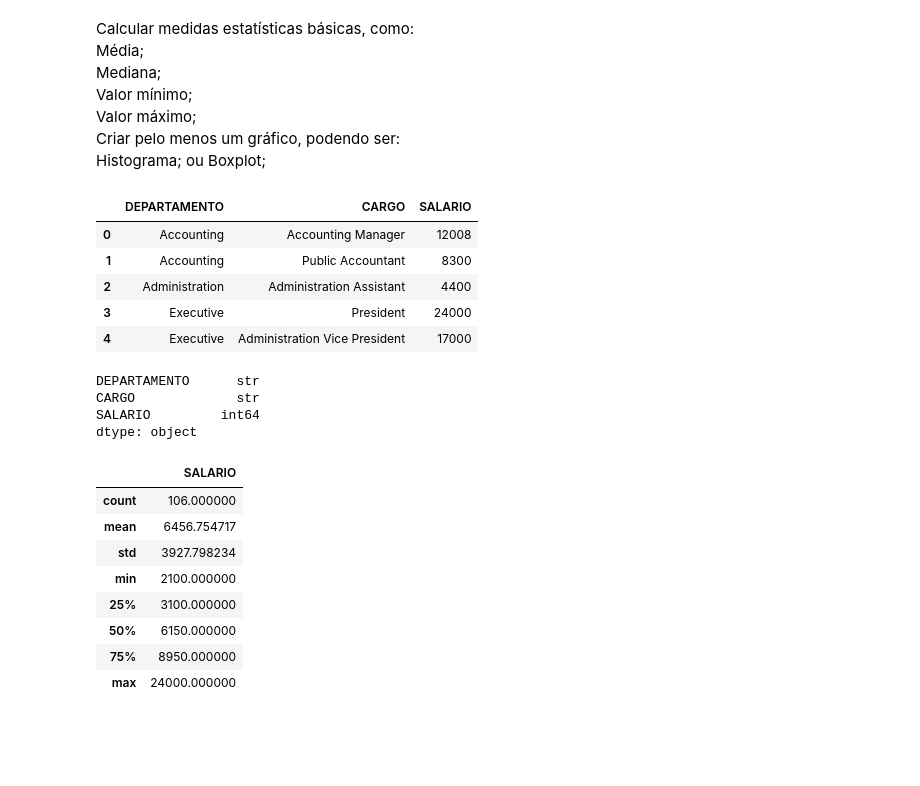
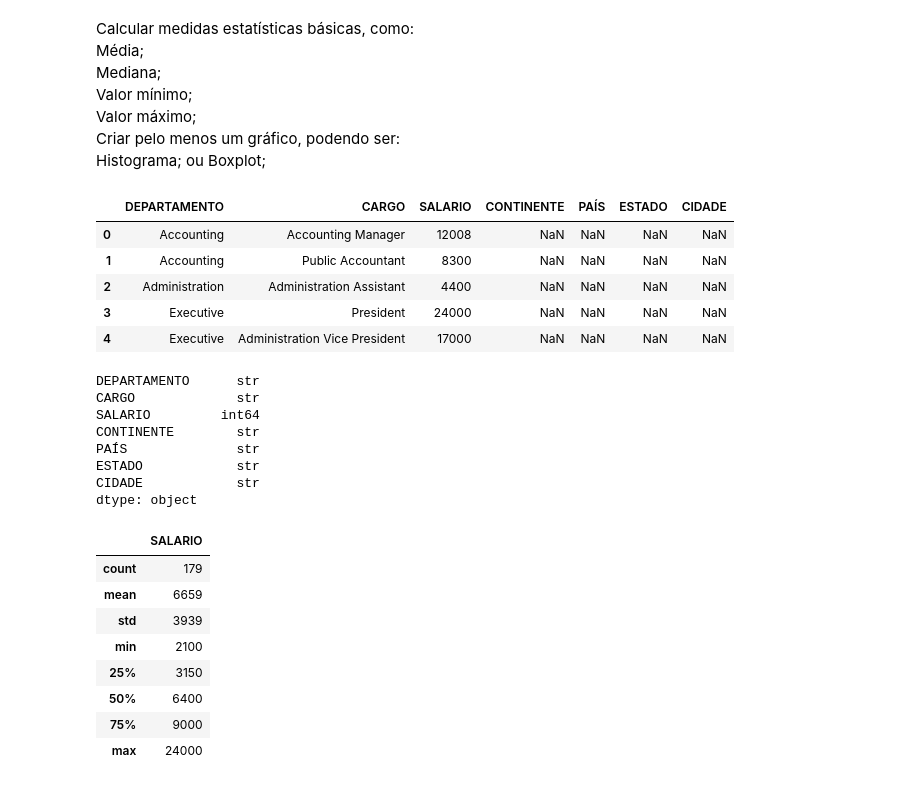
Before and after one commit to robsonaamerico/Projeto_Final, a Jupyter notebook: AED.ipynb, the cells around one changed output. Cells and saved outputs as stored; diff of their text form; code cells hidden in the pictures; blank space fills up the shorter version.

Commit message:
Atualização do arquivo AED

```diff
--- a/AED.ipynb
+++ b/AED.ipynb
@@ -35,18 +60,19 @@ import pandas as pd
 import matplotlib.pyplot as plt
 import seaborn as sns
 # %%
-# Importando o arquivo CSV
-dfsalario = pd.read_csv('CSV_01.csv')
+# Importando o arquivo CSV (ler e concatenar vários arquivos)
+files = ['CSV_01.csv', 'CSV_02.csv']
+dfsalario = pd.concat((pd.read_csv(f) for f in files), ignore_index=True)
 # %%
 # Visualizando as primeiras linhas do DataFrame
 dfsalario.head()
 # %% [output]
-|  | DEPARTAMENTO | CARGO | SALARIO |
-| 0 | Accounting | Accounting Manager | 12008 |
-| 1 | Accounting | Public Accountant | 8300 |
-| 2 | Administration | Administration Assistant | 4400 |
-| 3 | Executive | President | 24000 |
-| 4 | Executive | Administration Vice President | 17000 |
+|  | DEPARTAMENTO | CARGO | SALARIO | CONTINENTE | PAÍS | ESTADO | CIDADE |
+| 0 | Accounting | Accounting Manager | 12008 | NaN | NaN | NaN | NaN |
+| 1 | Accounting | Public Accountant | 8300 | NaN | NaN | NaN | NaN |
+| 2 | Administration | Administration Assistant | 4400 | NaN | NaN | NaN | NaN |
+| 3 | Executive | President | 24000 | NaN | NaN | NaN | NaN |
+| 4 | Executive | Administration Vice President | 17000 | NaN | NaN | NaN | NaN |
 # %%
 # Visualizando os tipos de dados das colunas
 dfsalario.dtypes
@@ -54,19 +80,23 @@ dfsalario.dtypes
 DEPARTAMENTO      str
 CARGO             str
 SALARIO         int64
+CONTINENTE        str
+PAÍS              str
+ESTADO            str
+CIDADE            str
 dtype: object
 # %%
 # Visualizando estatísticas descritivas do DataFrame
-dfsalario.describe()
+dfsalario.describe().astype(int)
 # %% [output]
 |  | SALARIO |
-| count | 106.000000 |
-| mean | 6456.754717 |
-| std | 3927.798234 |
-| min | 2100.000000 |
-| 25% | 3100.000000 |
-| 50% | 6150.000000 |
-| 75% | 8950.000000 |
-| max | 24000.000000 |
+| count | 179 |
+| mean | 6659 |
+| std | 3939 |
+| min | 2100 |
+| 25% | 3150 |
+| 50% | 6400 |
+| 75% | 9000 |
+| max | 24000 |
 # %%
 # Visualizando o valor médio da coluna "Salario" por departamento e cargo
```
Also changed, not shown: parts of 16 cells of this notebook.
